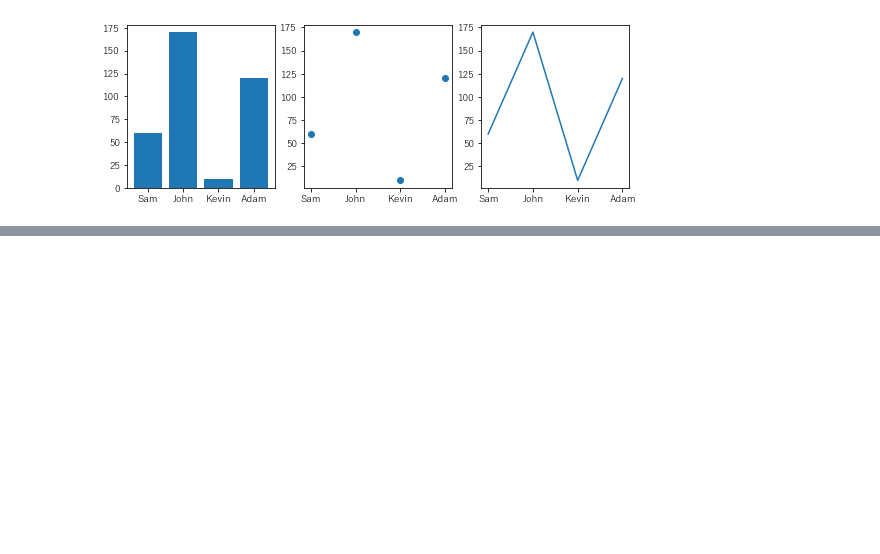
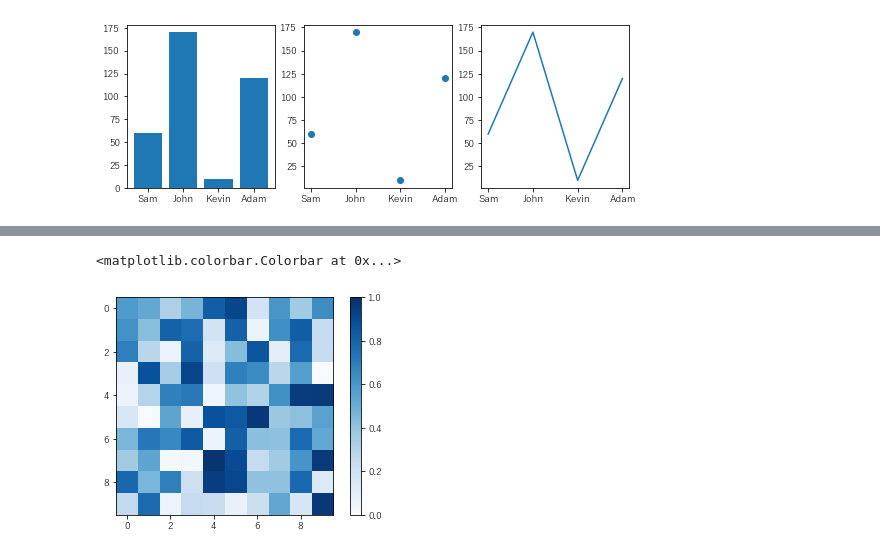
Before and after one commit to aki-tera/806_imanyu_no_programing_school, a Jupyter notebook: Pythonでデータ可視化（Matplotlib）を勉強するならまずこの動画で特訓.ipynb, the cells around one changed output, grey strips where cells are left out. Drawn from its saved outputs; the diff is of its cells as text; code cells hidden in the pictures; blank space fills up the shorter version.

```diff
--- a/Pythonでデータ可視化（Matplotlib）を勉強するならまずこの動画で特訓.ipynb
+++ b/Pythonでデータ可視化（Matplotlib）を勉強するならまずこの動画で特訓.ipynb
@@ -315,0 +322,9 @@ data = np.random.rand(10, 10)
+# %%
+fig = plt.figure()
+ax = fig.add_subplot()
+
+im = ax.imshow(data, vmin=0, vmax=1, cmap="Blues")
+fig.colorbar(im)
+# %% [output]
+<matplotlib.colorbar.Colorbar at 0x...>
+[figure, added]
```
Also changed, not shown: parts of 13 cells of this notebook, 1 other file.
